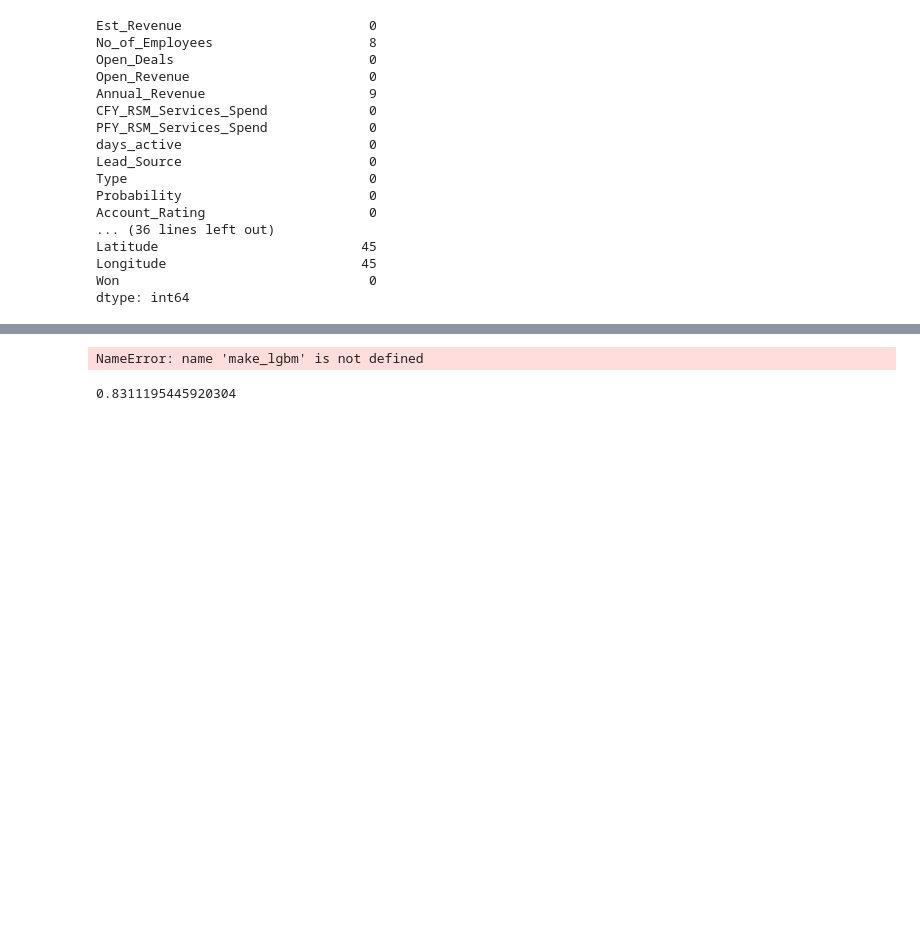
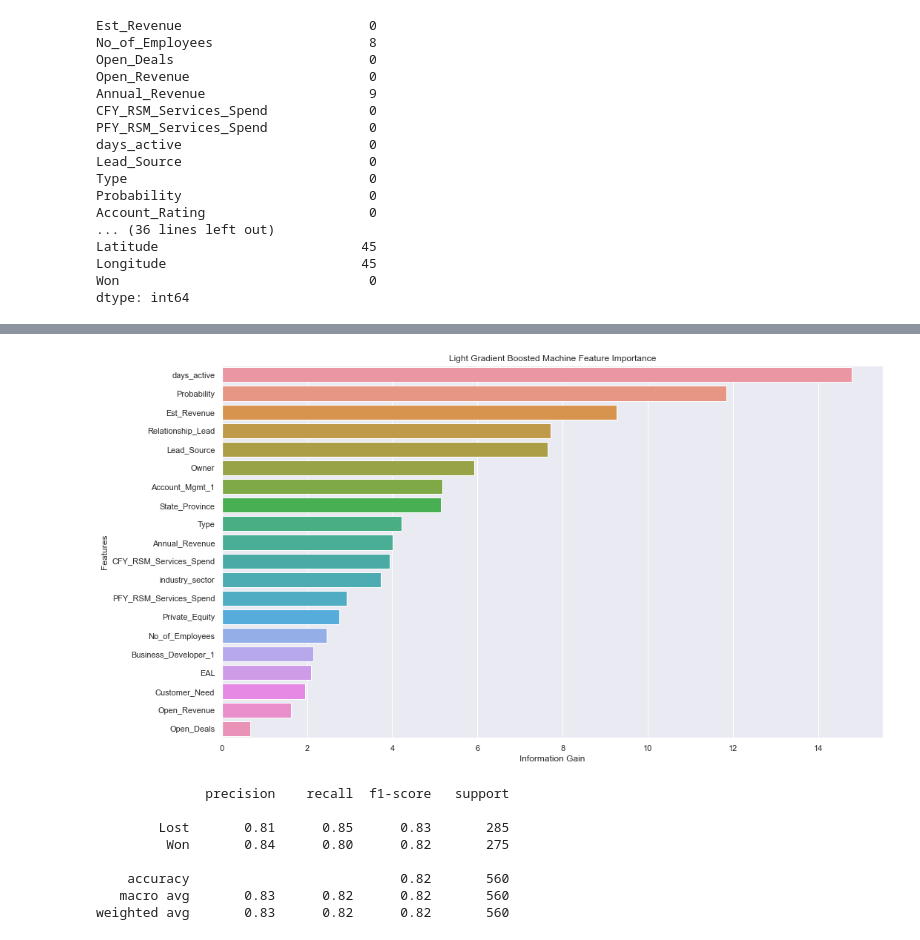
Before and after one commit to benkarabinus/TOOL1_FINAL_PROJECT, a Jupyter notebook: Karabinus_Ben_Final_Project_Rough.ipynb, the cells around one changed output, grey strips where cells are left out. Saved outputs shown, nothing was run; the diff lists cells and outputs as text; code cells hidden in the pictures; blank space fills up the shorter version.

```diff
--- a/Karabinus_Ben_Final_Project_Rough.ipynb
+++ b/Karabinus_Ben_Final_Project_Rough.ipynb
@@ -587,39 +602,20 @@ plt.show()
-# %%
-"""XGBoost"""
-
-def make_xgboost():
-
-    xgboost_models = dict()
-    for i in range(1, 11):
-        xgboost_models[str(i)] = XGBClassifier(max_depth=i, num_leaves=i)
-    return lgbm_models
-
-def evaluate_lgbm(lgbm_model):
-    cv = RepeatedStratifiedKFold(n_splits=10, n_repeats=3, random_state=1)
-    scores = cross_val_score(lgbm_model, x_train, y_train, scoring='accuracy', cv=cv, n_jobs=-1)
-    return scores
-
-
-lgbm_models = make_lgbm()
-
-results, model_name = [], []
-
-for model_name, lgbm_model in lgbm_models.items():
-	scores = evaluate_lgbm(lgbm_model)
-	results.append(scores)
-	model_name.append(name)
-	print('>%s %.3f (%.3f)' % (model_name, np.mean(scores), np.std(scores)))
-# plot model performance for comparison
-plt.boxplot(results, labels=model_name, showmeans=True)
-plt.show()
-# %% [output]
-NameError: name 'make_lgbm' is not defined
+# %%
+"""plot feature importance"""
+plot_importance(x_test.columns, lgbm_model.feature_importances_, "Light Gradient Boosted Machine", "Information Gain")
+# %% [output]
+[figure, added]
 # %%
 """simple XGBoost"""
 xgboost_model = XGBClassifier()
 xgboost_model.fit(x_train, y_train)
 predictions = xgboost_model.predict(x_test)
-accuracy = accuracy_score(y_test, predictions)
-accuracy
+print_report(y_test, predictions)
 # %% [output]
-0.8311195445920304
+              precision    recall  f1-score   support
+
+        Lost       0.81      0.85      0.83       285
+         Won       0.84      0.80      0.82       275
+
+    accuracy                           0.82       560
+   macro avg       0.83      0.82      0.82       560
+weighted avg       0.83      0.82      0.82       560
```
Also changed, not shown: parts of 33 cells of this notebook.
